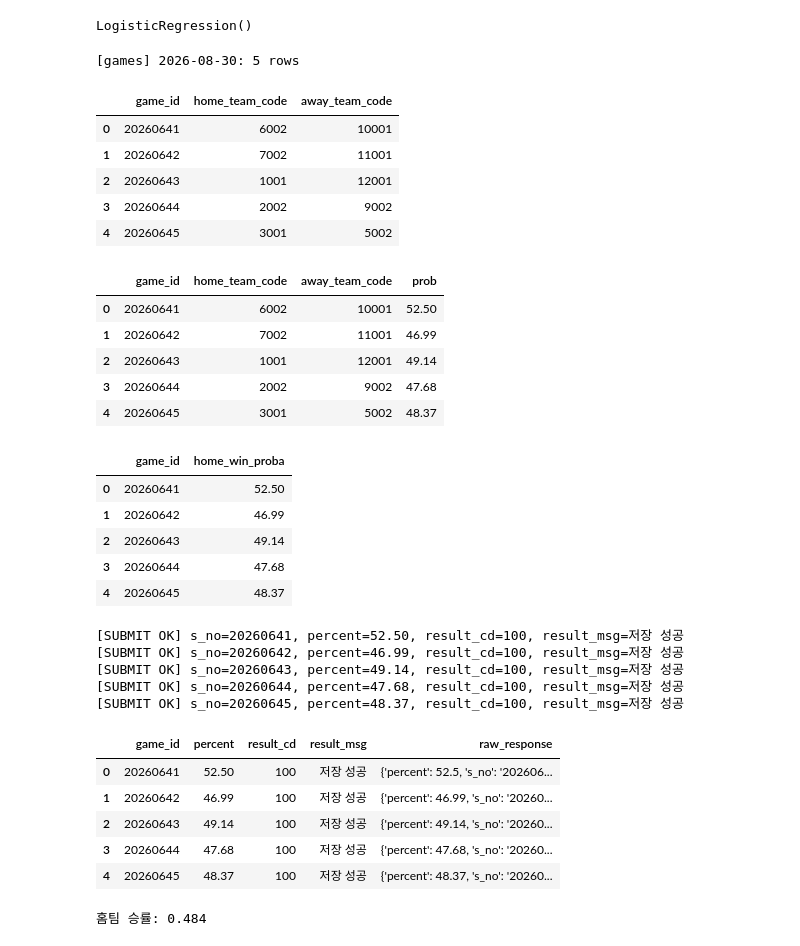
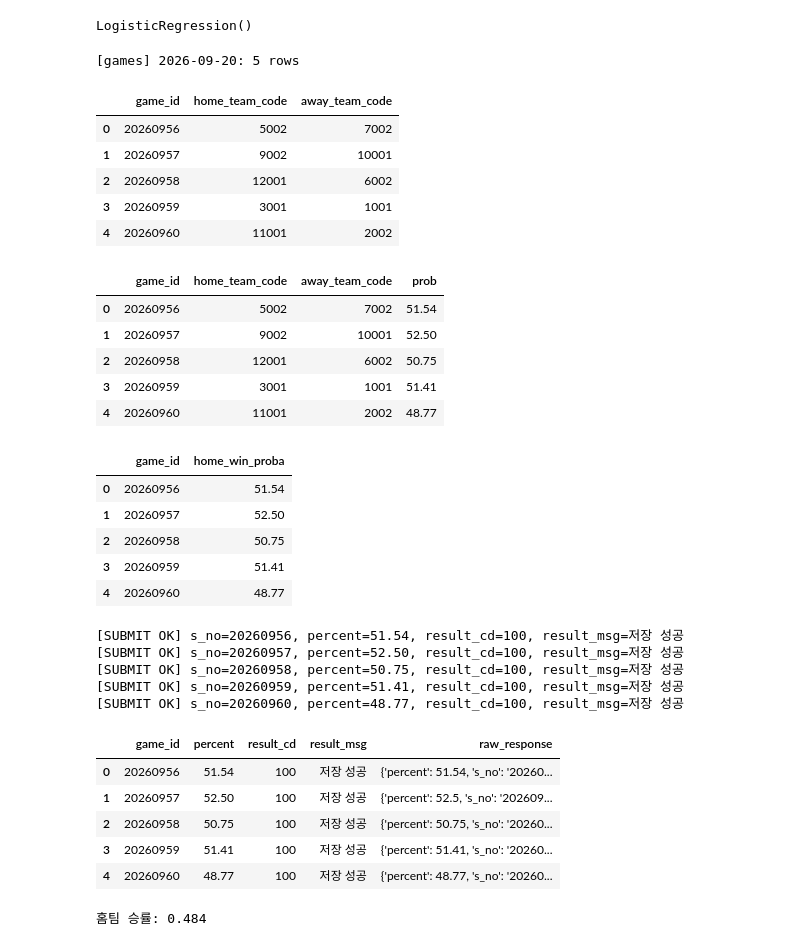
Before and after one commit to JungyongYIE/statiz, a Jupyter notebook: modeling_non.ipynb, the cells around one changed output. Cells and saved outputs as stored; diff of their text form; code cells hidden in the pictures.

```diff
--- a/modeling_non.ipynb
+++ b/modeling_non.ipynb
@@ -425,40 +425,40 @@ import pandas as pd
 import utils as utily
 
 importlib.reload(utily)
 
 # 조회할 날짜만 바꿔서 실행하세요. 형식: "YYYY-MM-DD"
-target_date = "2026-08-30"
+target_date = "2026-09-20"
 
 
 def get_api_submission_games(date_str, sleep_sec=0.2):
     games_df = utily.collect_games([date_str], sleep_sec=sleep_sec)
 
     if games_df.empty:
         raise ValueError(f"{date_str}에 해당하는 경기 일정이 없습니다.")
 
     required_cols = ["game_id", "home_team_code", "away_team_code"]
     missing_cols = [col for col in required_cols if col not in games_df.columns]
     if missing_cols:
         raise ValueError(f"필수 컬럼이 없습니다: {missing_cols}. 현재 컬럼: {list(games_df.columns)}")
 
     out = games_df[required_cols].copy()
     out["game_id"] = out["game_id"].astype(str)
     out["home_team_code"] = out["home_team_code"].astype(str)
     out["away_team_code"] = out["away_team_code"].astype(str)
 
     return out.reset_index(drop=True)
 
 
 api_submission_games = get_api_submission_games(target_date)
 display(api_submission_games)
 # %% [output]
-[games] 2026-08-30: 5 rows
+[games] 2026-09-20: 5 rows
 |  | game_id | home_team_code | away_team_code |
-| 0 | 20260641 | 6002 | 10001 |
-| 1 | 20260642 | 7002 | 11001 |
-| 2 | 20260643 | 1001 | 12001 |
-| 3 | 20260644 | 2002 | 9002 |
-| 4 | 20260645 | 3001 | 5002 |
+| 0 | 20260956 | 5002 | 7002 |
+| 1 | 20260957 | 9002 | 10001 |
+| 2 | 20260958 | 12001 | 6002 |
+| 3 | 20260959 | 3001 | 1001 |
+| 4 | 20260960 | 11001 | 2002 |
 # %%
 def add_home_win_prob(api_submission_games):
     out = api_submission_games.copy()
@@ -477,11 +477,11 @@ api_submission_games = add_home_win_prob(api_submission_games)
 display(api_submission_games)
 # %% [output]
 |  | game_id | home_team_code | away_team_code | prob |
-| 0 | 20260641 | 6002 | 10001 | 52.50 |
-| 1 | 20260642 | 7002 | 11001 | 46.99 |
-| 2 | 20260643 | 1001 | 12001 | 49.14 |
-| 3 | 20260644 | 2002 | 9002 | 47.68 |
-| 4 | 20260645 | 3001 | 5002 | 48.37 |
+| 0 | 20260956 | 5002 | 7002 | 51.54 |
+| 1 | 20260957 | 9002 | 10001 | 52.50 |
+| 2 | 20260958 | 12001 | 6002 | 50.75 |
+| 3 | 20260959 | 3001 | 1001 | 51.41 |
+| 4 | 20260960 | 11001 | 2002 | 48.77 |
 # %%
 # API 제출용 DataFrame 생성
 submit_df = (
@@ -496,11 +496,11 @@ submit_df["home_win_proba"] = pd.to_numeric(submit_df["home_win_proba"], errors=
 submit_df
 # %% [output]
 |  | game_id | home_win_proba |
-| 0 | 20260641 | 52.50 |
-| 1 | 20260642 | 46.99 |
-| 2 | 20260643 | 49.14 |
-| 3 | 20260644 | 47.68 |
-| 4 | 20260645 | 48.37 |
+| 0 | 20260956 | 51.54 |
+| 1 | 20260957 | 52.50 |
+| 2 | 20260958 | 50.75 |
+| 3 | 20260959 | 51.41 |
+| 4 | 20260960 | 48.77 |
 # %%
 import importlib
 import submit as sb
@@ -515,17 +515,17 @@ submit_result_df = sb.submit_predictions_df(
 
 display(submit_result_df)
 # %% [output]
-[SUBMIT OK] s_no=20260641, percent=52.50, result_cd=100, result_msg=저장 성공
-[SUBMIT OK] s_no=20260642, percent=46.99, result_cd=100, result_msg=저장 성공
-[SUBMIT OK] s_no=20260643, percent=49.14, result_cd=100, result_msg=저장 성공
-[SUBMIT OK] s_no=20260644, percent=47.68, result_cd=100, result_msg=저장 성공
-[SUBMIT OK] s_no=20260645, percent=48.37, result_cd=100, result_msg=저장 성공
+[SUBMIT OK] s_no=20260956, percent=51.54, result_cd=100, result_msg=저장 성공
+[SUBMIT OK] s_no=20260957, percent=52.50, result_cd=100, result_msg=저장 성공
+[SUBMIT OK] s_no=20260958, percent=50.75, result_cd=100, result_msg=저장 성공
+[SUBMIT OK] s_no=20260959, percent=51.41, result_cd=100, result_msg=저장 성공
+[SUBMIT OK] s_no=20260960, percent=48.77, result_cd=100, result_msg=저장 성공
 |  | game_id | percent | result_cd | result_msg | raw_response |
-| 0 | 20260641 | 52.50 | 100 | 저장 성공 | {'percent': 52.5, 's_no': '202606... |
-| 1 | 20260642 | 46.99 | 100 | 저장 성공 | {'percent': 46.99, 's_no': '20260... |
-| 2 | 20260643 | 49.14 | 100 | 저장 성공 | {'percent': 49.14, 's_no': '20260... |
-| 3 | 20260644 | 47.68 | 100 | 저장 성공 | {'percent': 47.68, 's_no': '20260... |
-| 4 | 20260645 | 48.37 | 100 | 저장 성공 | {'percent': 48.37, 's_no': '20260... |
+| 0 | 20260956 | 51.54 | 100 | 저장 성공 | {'percent': 51.54, 's_no': '20260... |
+| 1 | 20260957 | 52.50 | 100 | 저장 성공 | {'percent': 52.5, 's_no': '202609... |
+| 2 | 20260958 | 50.75 | 100 | 저장 성공 | {'percent': 50.75, 's_no': '20260... |
+| 3 | 20260959 | 51.41 | 100 | 저장 성공 | {'percent': 51.41, 's_no': '20260... |
+| 4 | 20260960 | 48.77 | 100 | 저장 성공 | {'percent': 48.77, 's_no': '20260... |
 # %%
 # --------------------------------------
 # 5. 사용 예시
```
Also changed, not shown: 8 other files.
